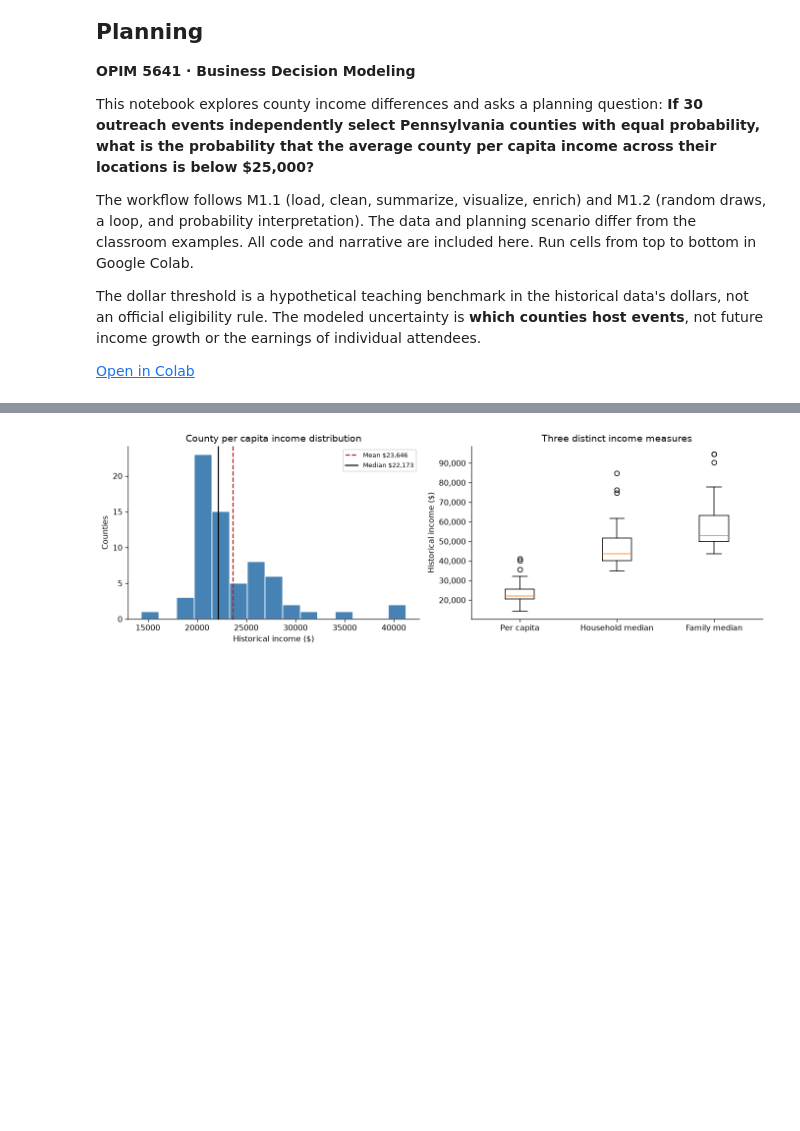
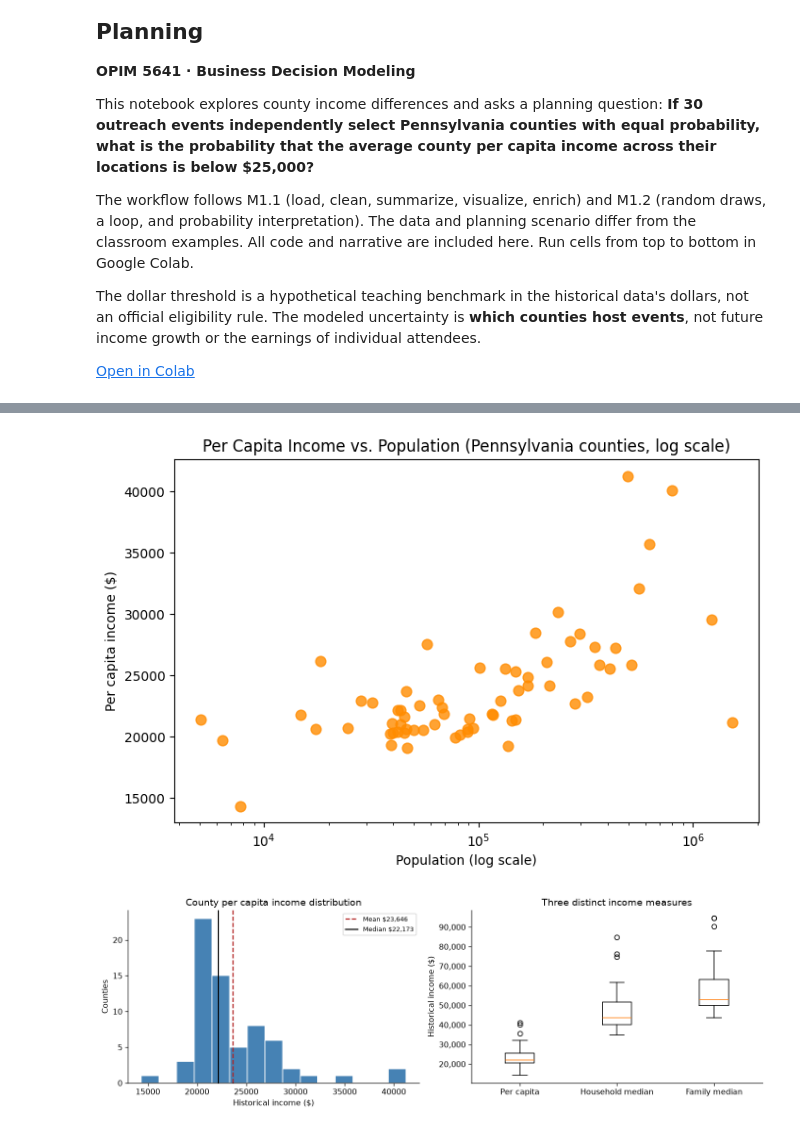
Before and after one commit to chong-guo/opim5641-work, a Jupyter notebook: Assignment_1_PA_Income_MC.ipynb, the cells around one changed output, grey strips where cells are left out. Cells and saved outputs as stored; diff of their text form; code cells hidden in the pictures; blank space fills up the shorter version.

```diff
--- a/Assignment_1_PA_Income_MC.ipynb
+++ b/Assignment_1_PA_Income_MC.ipynb
@@ -132,3 +218,12 @@ Across 67 counties, the unweighted mean per capita income is **$23,646**, compar
+# %%
+df.plot(kind='scatter', x='Population', y='Per capita income', alpha=0.8, s=60, color='darkorange', figsize=(8,5))
+plt.xscale('log')
+plt.title('Per Capita Income vs. Population (Pennsylvania counties, log scale)')
+plt.xlabel('Population (log scale)')
+plt.ylabel('Per capita income ($)')
+plt.show()
+# %% [output]
+[figure, added]
 # %%
 fig,axes=plt.subplots(1,2,figsize=(12,4))
 axes[0].hist(pci,bins=15,color='steelblue',edgecolor='white')
```
Also changed, not shown: parts of 41 cells of this notebook.
